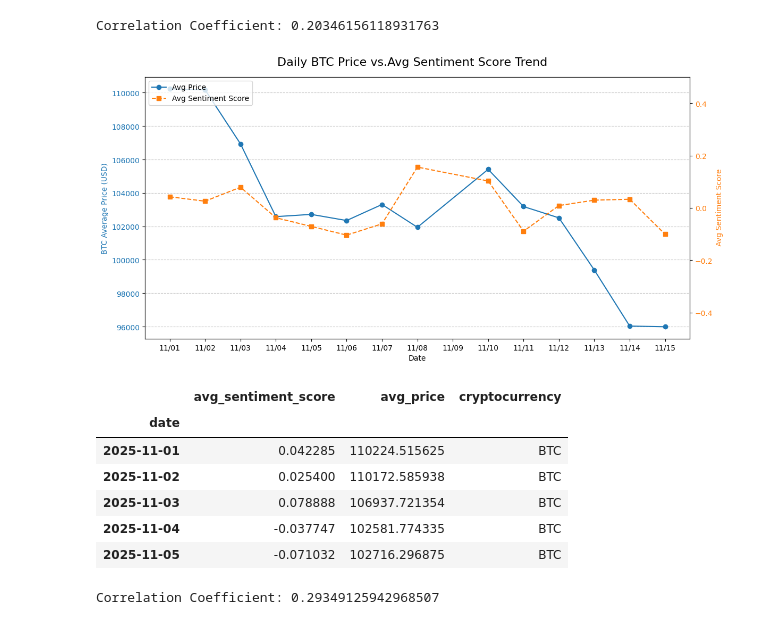
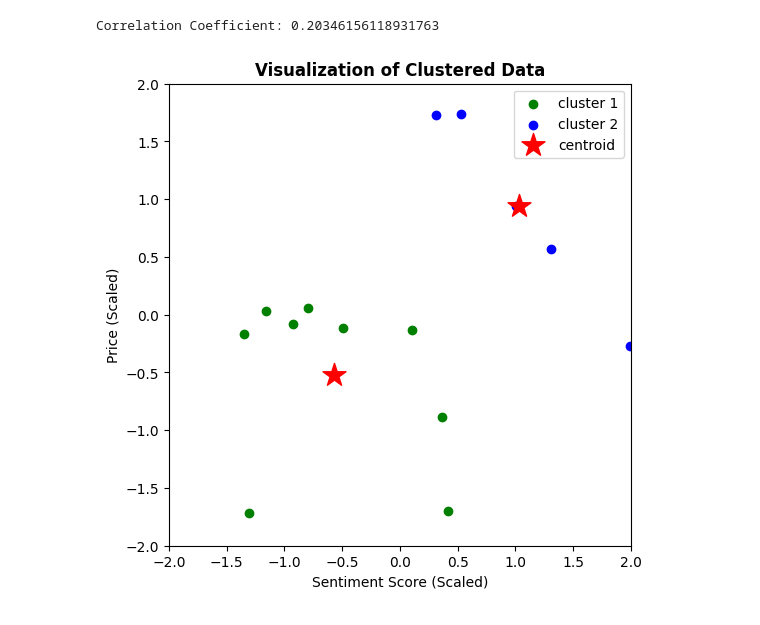
Before and after one commit to Ripa-Shah/Analyzing-Social-Sentiment-Data-to-determine-correlation-with-Cryptocurrency-Price, a Jupyter notebook: MIS584_Cryptocurrency_sentimentdata_and_prices_11_18_25.ipynb, the cells around one changed output. Saved outputs shown, nothing was run; the diff lists cells and outputs as text; code cells hidden in the pictures.

```diff
--- a/MIS584_Cryptocurrency_sentimentdata_and_prices_11_18_25.ipynb
+++ b/MIS584_Cryptocurrency_sentimentdata_and_prices_11_18_25.ipynb
@@ -816,6 +913,46 @@ df_daily_mean_BTC_spark = df_reddit_filtered\
 
     # Convert the small aggregated result to a local Pandas DataFrame for plotting
 df_daily_mean_BTC = df_daily_mean_BTC_spark.toPandas()
+# %%
+from sklearn.preprocessing import StandardScaler
+from sklearn.cluster import KMeans
+
+df_numerical = df_daily_mean_BTC.select_dtypes(include=['float64', 'int64'])
+X_std = StandardScaler().fit_transform(df_numerical)
+
+# Now, use the numerical data for scaling and clustering
+X_std = StandardScaler().fit_transform(df_numerical)
+km = KMeans(n_clusters=2, max_iter=50, random_state=42) # Added random_state for reproducibility
+km.fit(X_std)
+
+centroids = km.cluster_centers_
+# %%
+# Plot the clustered data
+
+fig, ax = plt.subplots(figsize=(6, 6))
+
+# Use km.labels_ (with underscore) and iterate up to the number of clusters (in this case, 3)
+# Correction 1: Use `.labels_` instead of `.labels`
+
+plt.scatter(X_std[km.labels_ == 0, 0], X_std[km.labels_ == 0, 1],
+            c='green', label='cluster 1')
+plt.scatter(X_std[km.labels_ == 1, 0], X_std[km.labels_ == 1, 1],
+            c='blue', label='cluster 2')
+
+# Correction 3: Use `.cluster_centers_` instead of `centroids`
+centroids = km.cluster_centers_
+plt.scatter(centroids[:, 0], centroids[:, 1], marker='*', s=300,
+            c='red', label='centroid')
+
+plt.legend()
+plt.xlim([-2, 2])
+plt.ylim([-2, 2])
+plt.xlabel('Sentiment Score (Scaled)') # Added (Scaled) for clarity
+plt.ylabel('Price (Scaled)')           # Added (Scaled) for clarity
+plt.title('Visualization of Clustered Data', fontweight='bold')
+ax.set_aspect('equal');
+# %% [output]
+[figure, added]
 # %%
 
 
@@ -863,18 +1000,8 @@ if not df_daily_mean_BTC.empty:
     plt.show()
 else:
     print(f"❌ Cannot plot: DataFrame for {TARGET_CRYPTO} is empty after aggregation.")
-# %% [output]
-[figure, removed]
 # %%
 df_daily_mean_BTC.head()
-# %% [output]
-|  | avg_sentiment_score | avg_price | cryptocurrency |
-| date |  |  |  |
-| 2025-11-01 | 0.042285 | 110224.515625 | BTC |
-| 2025-11-02 | 0.025400 | 110172.585938 | BTC |
-| 2025-11-03 | 0.078888 | 106937.721354 | BTC |
-| 2025-11-04 | -0.037747 | 102581.774335 | BTC |
-| 2025-11-05 | -0.071032 | 102716.296875 | BTC |
 # %%
 #correlation coefficient with mean for BTC
 
@@ -882,8 +1009,6 @@ df_daily_mean_BTC.head()
 correlation_coefficient = df_daily_mean_BTC['avg_price'].corr(df_daily_mean_BTC['avg_sentiment_score'])
 
 print(f"Correlation Coefficient: {correlation_coefficient}")
-# %% [output]
-Correlation Coefficient: 0.29349125942968507
 # %%
 import pandas as pd
 import seaborn as sns
```
Also changed, not shown: parts of 23 cells of this notebook.
